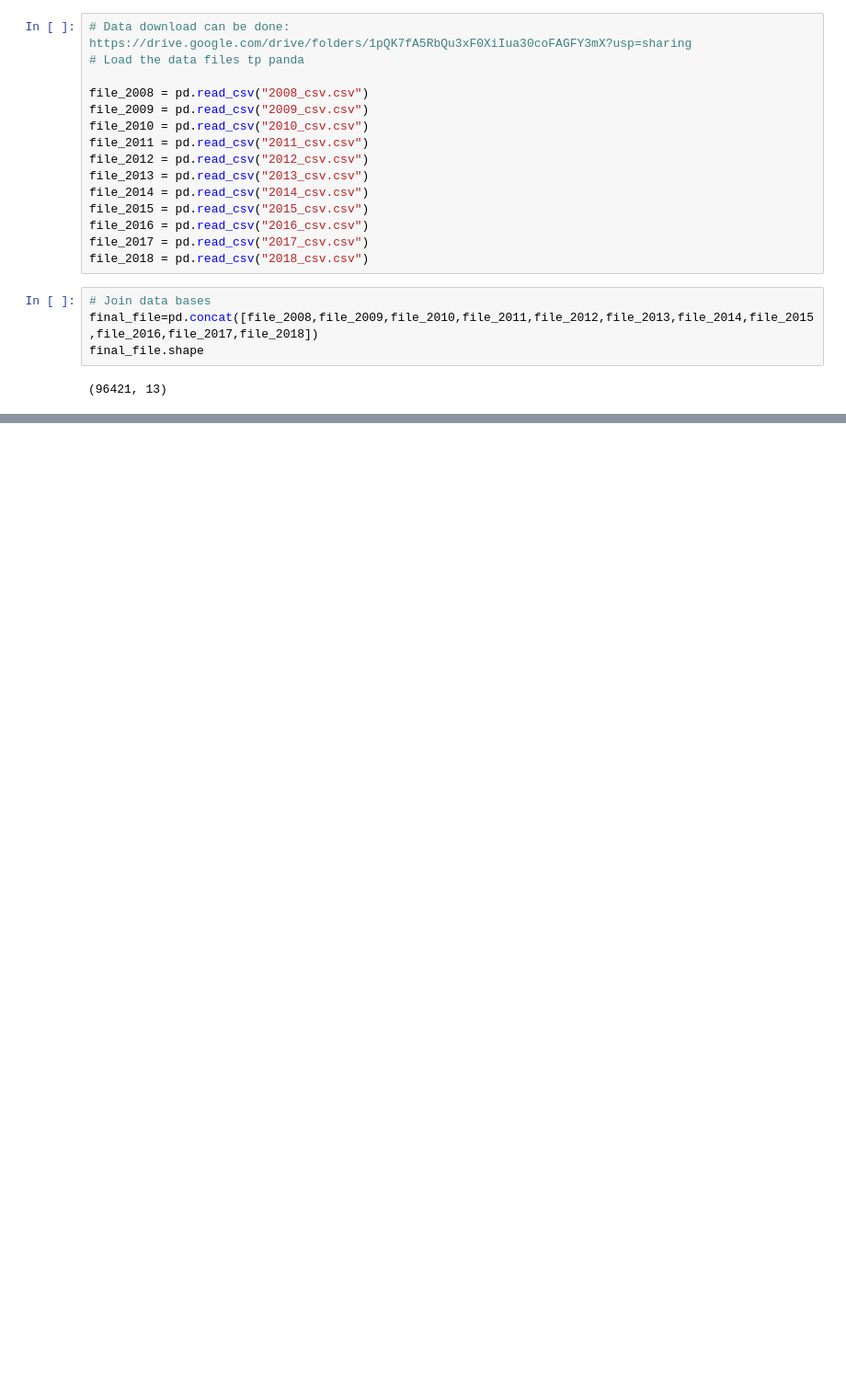
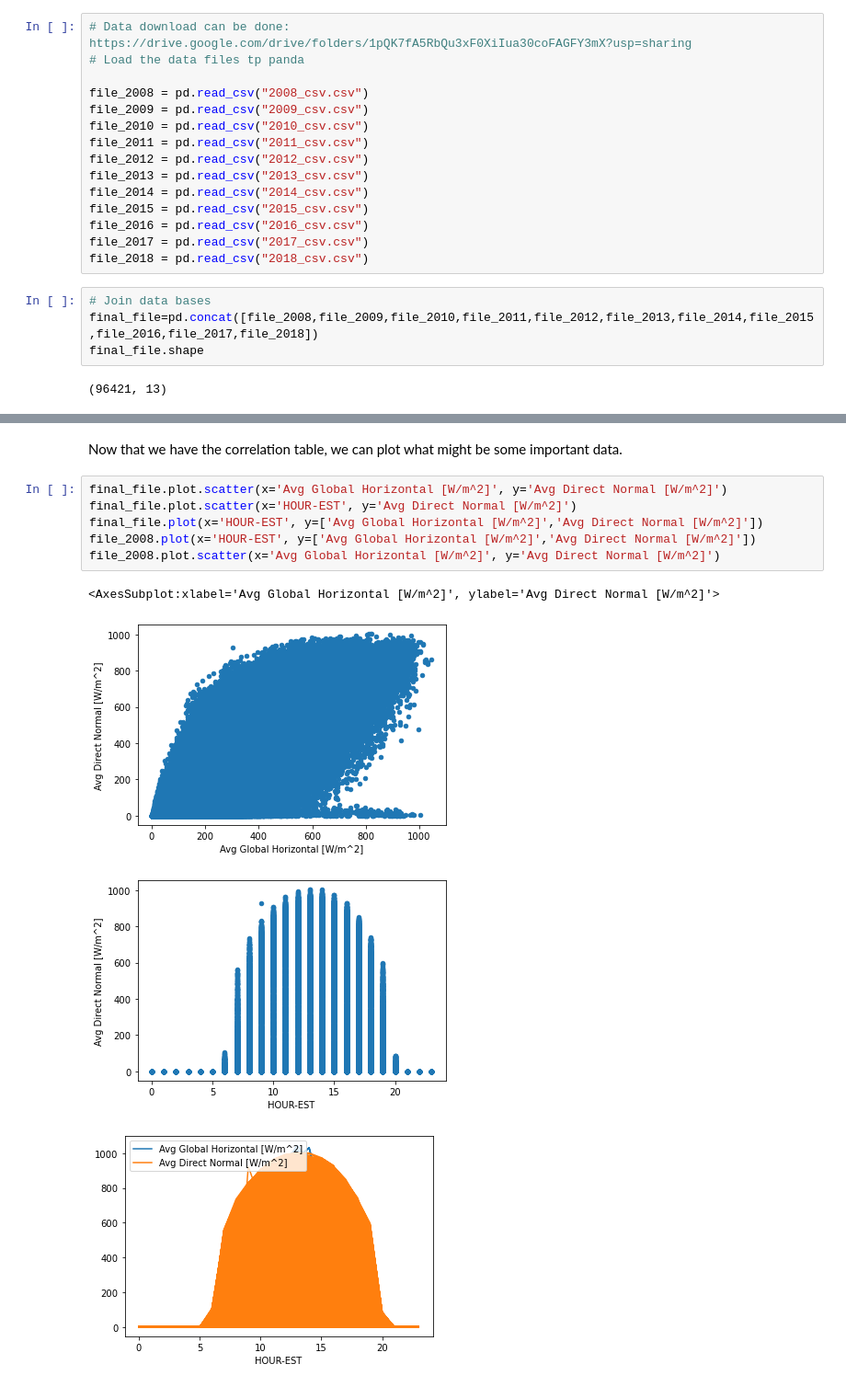
Before and after one commit to BigDataCourseBhaganagar/Oak-Ridge-National-Laboratory-ORNL-Rotating-Shadowband-Radiometer-RSR-Analysis, a Jupyter notebook: Final_Project_code_gmm.ipynb, the cells around one changed output, grey strips where cells are left out. Shown at 92% size. Cells and saved outputs as stored; diff of their text form; blank space fills up the shorter version.

```diff
--- a/Final_Project_code_gmm.ipynb
+++ b/Final_Project_code_gmm.ipynb
@@ -29,0 +118,13 @@ final_file.shape
+# %% [markdown]
+Now that we have the correlation table, we can plot what might be some important data.
+# %%
+final_file.plot.scatter(x='Avg Global Horizontal [W/m^2]', y='Avg Direct Normal [W/m^2]')
+final_file.plot.scatter(x='HOUR-EST', y='Avg Direct Normal [W/m^2]')
+final_file.plot(x='HOUR-EST', y=['Avg Global Horizontal [W/m^2]','Avg Direct Normal [W/m^2]'])
+file_2008.plot(x='HOUR-EST', y=['Avg Global Horizontal [W/m^2]','Avg Direct Normal [W/m^2]'])
+file_2008.plot.scatter(x='Avg Global Horizontal [W/m^2]', y='Avg Direct Normal [W/m^2]')
+# %% [output]
+<AxesSubplot:xlabel='Avg Global Horizontal [W/m^2]', ylabel='Avg Direct Normal [W/m^2]'>
+[figure, added]
+[figure, added]
+[figure, added]
```
Also changed, not shown: parts of 11 cells of this notebook.
